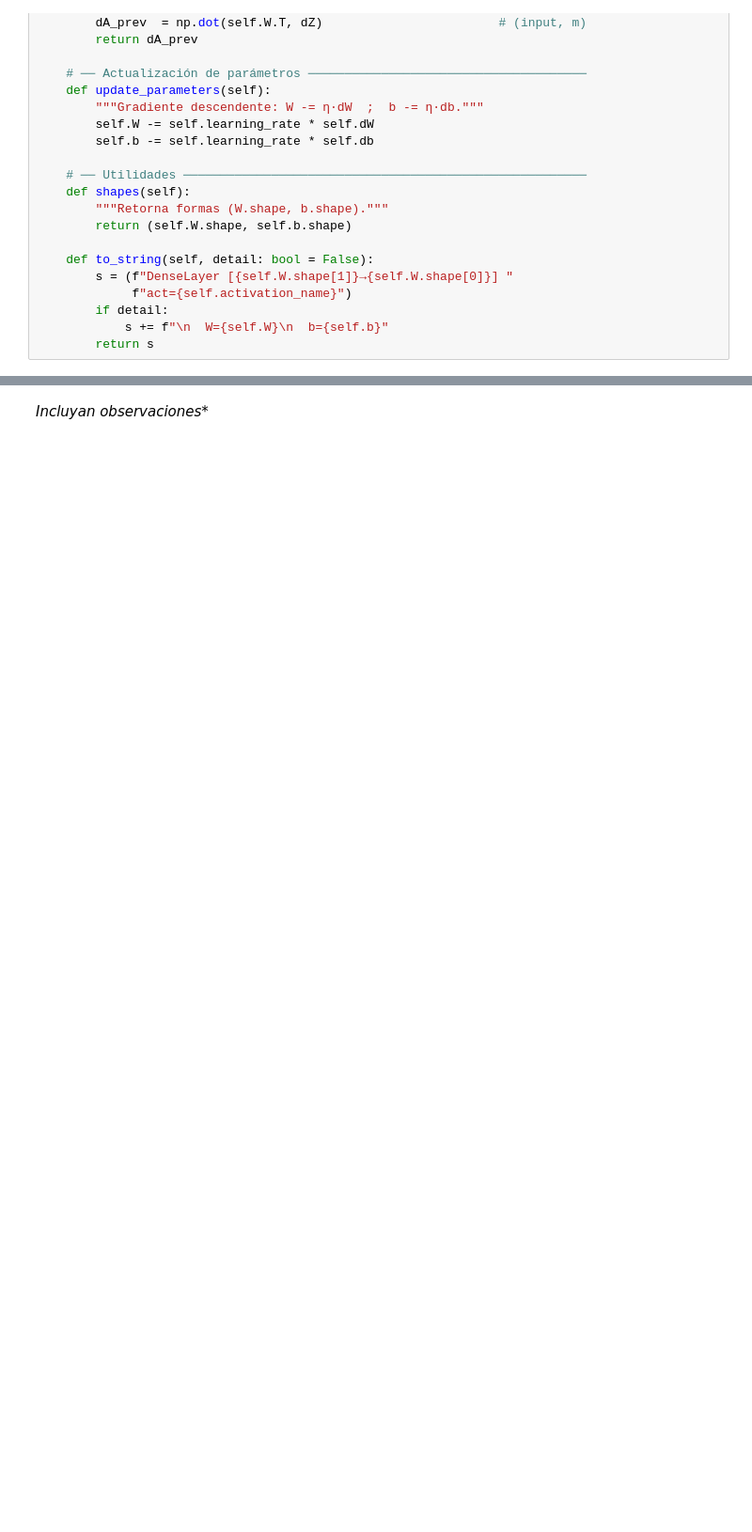
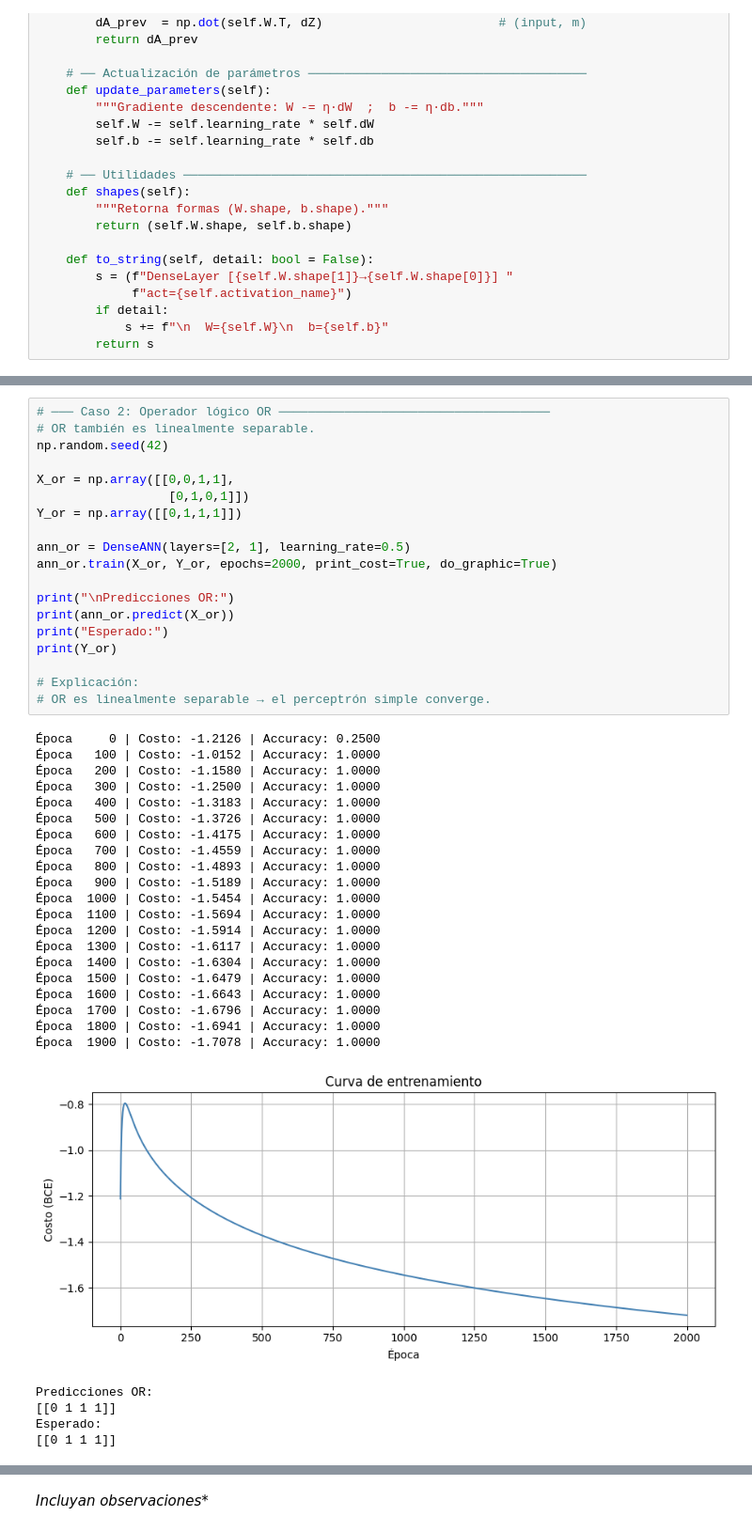
Before and after one commit to A1Daniel1/redesNeuronales, a Jupyter notebook: RN-lab-danielahumadal-juanneiraz.ipynb, the cells around one changed output, grey strips where cells are left out. Shown at 94% size. Drawn from its saved outputs; the diff is of its cells as text; blank space fills up the shorter version.

```diff
--- a/RN-lab-danielahumadal-juanneiraz.ipynb
+++ b/RN-lab-danielahumadal-juanneiraz.ipynb
@@ -594,0 +631,45 @@ class DenseLayer:
+# %%
+# ─── Caso 2: Operador lógico OR ─────────────────────────────────────
+# OR también es linealmente separable.
+np.random.seed(42)
+
+X_or = np.array([[0,0,1,1],
+                  [0,1,0,1]])
+Y_or = np.array([[0,1,1,1]])
+
+ann_or = DenseANN(layers=[2, 1], learning_rate=0.5)
+ann_or.train(X_or, Y_or, epochs=2000, print_cost=True, do_graphic=True)
+
+print("\nPredicciones OR:")
+print(ann_or.predict(X_or))
+print("Esperado:")
+print(Y_or)
+
+# Explicación:
+# OR es linealmente separable → el perceptrón simple converge.
+# %% [output]
+Época     0 | Costo: -1.2126 | Accuracy: 0.2500
+Época   100 | Costo: -1.0152 | Accuracy: 1.0000
+Época   200 | Costo: -1.1580 | Accuracy: 1.0000
+Época   300 | Costo: -1.2500 | Accuracy: 1.0000
+Época   400 | Costo: -1.3183 | Accuracy: 1.0000
+Época   500 | Costo: -1.3726 | Accuracy: 1.0000
+Época   600 | Costo: -1.4175 | Accuracy: 1.0000
+Época   700 | Costo: -1.4559 | Accuracy: 1.0000
+Época   800 | Costo: -1.4893 | Accuracy: 1.0000
+Época   900 | Costo: -1.5189 | Accuracy: 1.0000
+Época  1000 | Costo: -1.5454 | Accuracy: 1.0000
+Época  1100 | Costo: -1.5694 | Accuracy: 1.0000
+Época  1200 | Costo: -1.5914 | Accuracy: 1.0000
+Época  1300 | Costo: -1.6117 | Accuracy: 1.0000
+Época  1400 | Costo: -1.6304 | Accuracy: 1.0000
+Época  1500 | Costo: -1.6479 | Accuracy: 1.0000
+Época  1600 | Costo: -1.6643 | Accuracy: 1.0000
+Época  1700 | Costo: -1.6796 | Accuracy: 1.0000
+Época  1800 | Costo: -1.6941 | Accuracy: 1.0000
+Época  1900 | Costo: -1.7078 | Accuracy: 1.0000
+[figure, added]
+Predicciones OR:
+[[0 1 1 1]]
+Esperado:
+[[0 1 1 1]]
```
Also changed, not shown: parts of 31 cells of this notebook, 1 other file.
